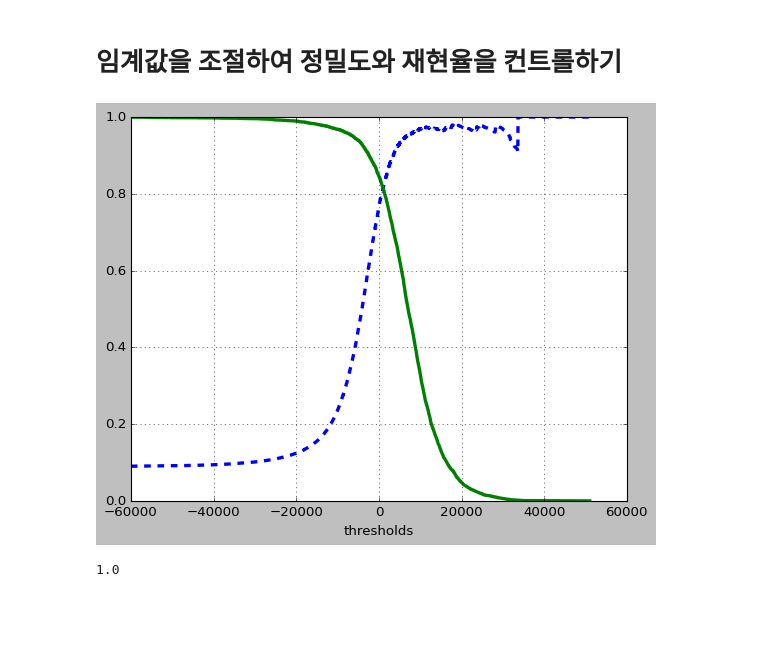
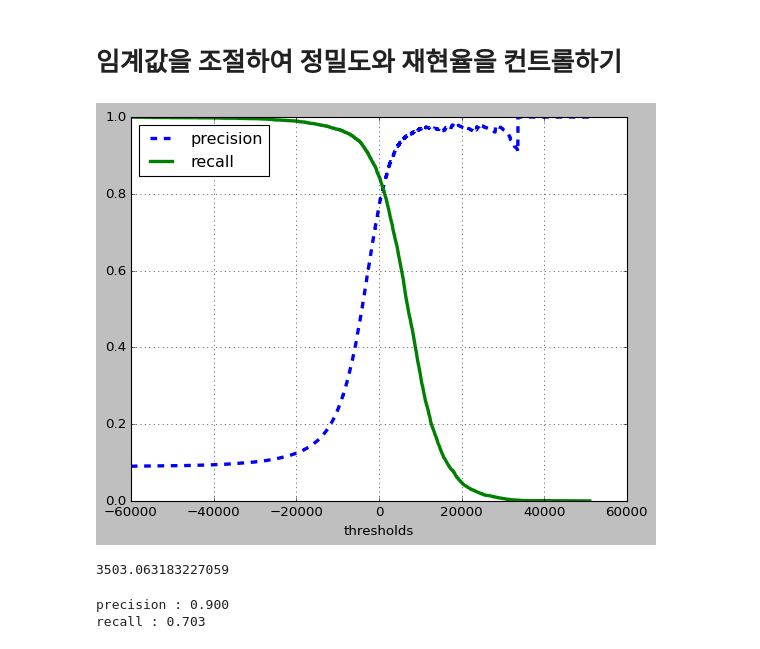
Before and after one commit to Hosung-Ahn/Hands-On-Machine-Learning, a Jupyter notebook: machine_learning/Chapter3/note.ipynb, the cells around one changed output. Cells and saved outputs as stored; diff of their text form; code cells hidden in the pictures; blank space fills up the shorter version.

```diff
--- a/machine_learning/Chapter3/note.ipynb
+++ b/machine_learning/Chapter3/note.ipynb
@@ -152,17 +152,21 @@ precisions, recalls, thresholds = precision_recall_curve(y_train_5, y_scores)
 # %%
 # 정밀도와 재현율 곡선 그리기
 def plot_precision_recall_vs_threshold(precisions, recalls, thresholds) :
     plt.plot(thresholds, precisions[:-1], 'b--', label='precision', lw=3)
     plt.plot(thresholds, recalls[:-1], 'g-', label='recall', lw=3)
     plt.xlabel('thresholds')
     plt.xlim([-60000,60000])
+    plt.legend(loc='best')
     plt.grid(True)
     plt.show()
 
 plot_precision_recall_vs_threshold(precisions, recalls, thresholds)
 # %% [output]
-[figure, old version]
+[figure, new version]
-# %%
-precision
-# %% [output]
-1.0
+# %%
+# 정밀도가 90% 넘는 값의 임계값
+# argmax 는 최대값의 첫 index를 반환하므로 0.90 이 처음으로 초과되는 값의 index 를 반환하게 된다.
+thresholds_90_precision = thresholds[np.argmax(precisions >= 0.90)]
+thresholds_90_precision
+# %% [output]
+3503.063183227059
@@ -168,0 +175,6 @@ precision
+# %%
+print(f"precision : {precision_score(y_train_5, y_train_pred_90):0.3f}")
+print(f"recall : {recall_score(y_train_5, y_train_pred_90):0.3f}")
+# %% [output]
+precision : 0.900
+recall : 0.703
```
Also changed, not shown: parts of 1 cell of this notebook.
